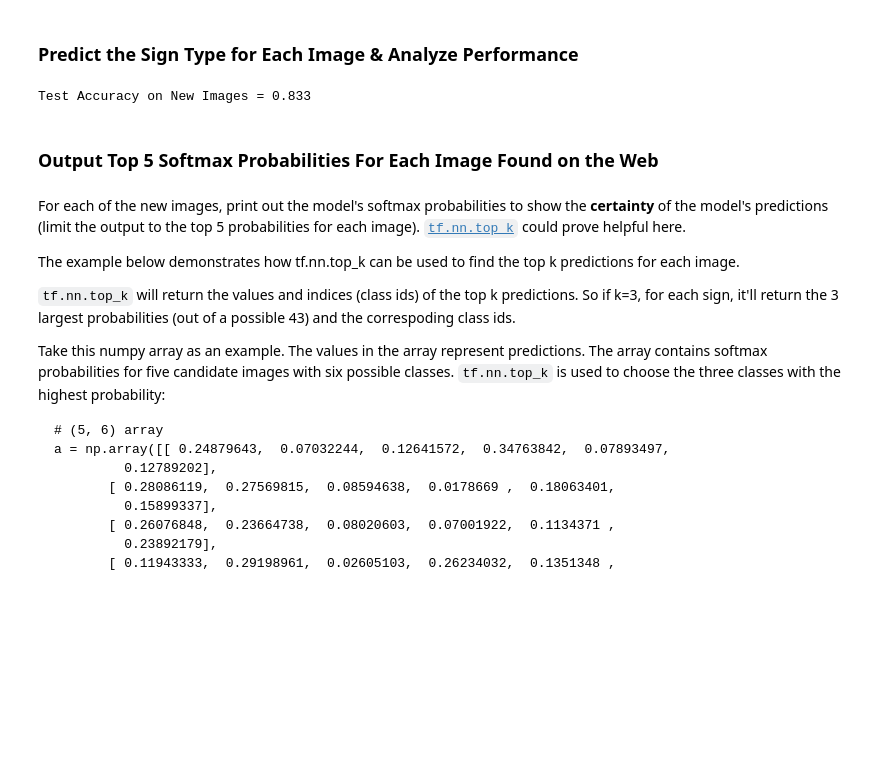
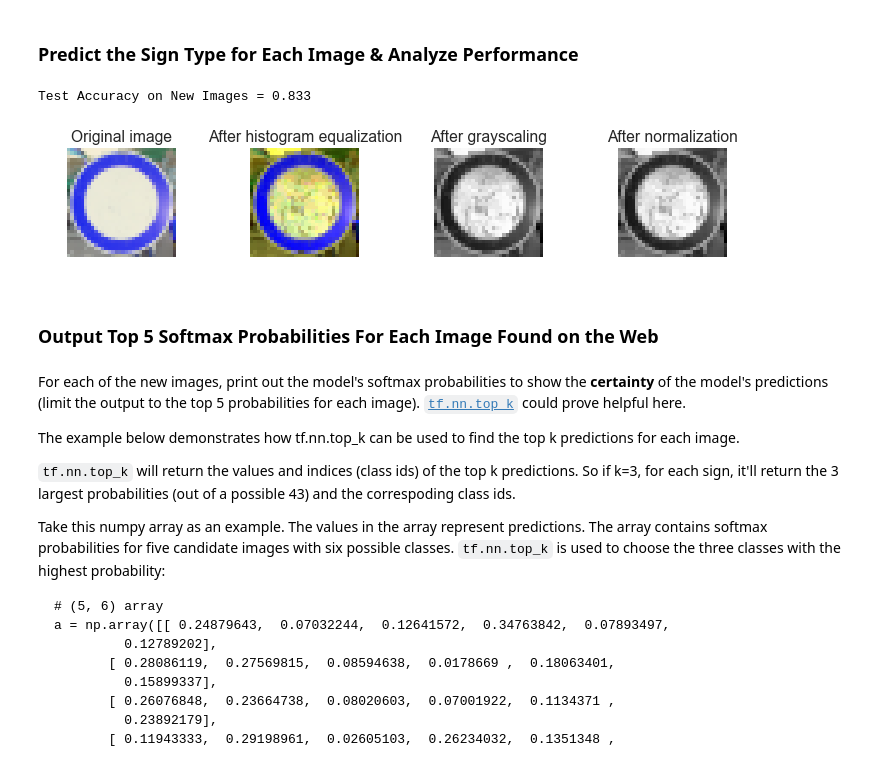
Before and after one commit to gdangelo/CarND-Traffic-Sign-Classifier-Project, a Jupyter notebook: Traffic_Sign_Classifier.ipynb, the cells around one changed output. Saved outputs shown, nothing was run; the diff lists cells and outputs as text; code cells hidden in the pictures; blank space fills up the shorter version.

```diff
--- a/Traffic_Sign_Classifier.ipynb
+++ b/Traffic_Sign_Classifier.ipynb
@@ -662,15 +672,16 @@ plt.tight_layout()
 # %%
 ### Run the predictions here and use the model to output the prediction for each image.
 ### Make sure to pre-process the images with the same pre-processing pipeline used earlier.
-X_new_test_normalized = preprocess_data(X_new_test)
+X_new_test_normalized = preprocess_data('New Images', X_new_test)
 
 with tf.Session() as session:
     saver.restore(session, tf.train.latest_checkpoint('.'))
 
     test_new_accuracy = evaluate(X_new_test_normalized, y_new_test)
     print("Test Accuracy on New Images = {:.3f}".format(test_new_accuracy))
 # %% [output]
 Test Accuracy on New Images = 0.833
+[figure, added]
 # %% [markdown]
 ### Output Top 5 Softmax Probabilities For Each Image Found on the Web
 # %% [markdown]
```
Also changed, not shown: parts of 7 cells of this notebook, 9 other files.
